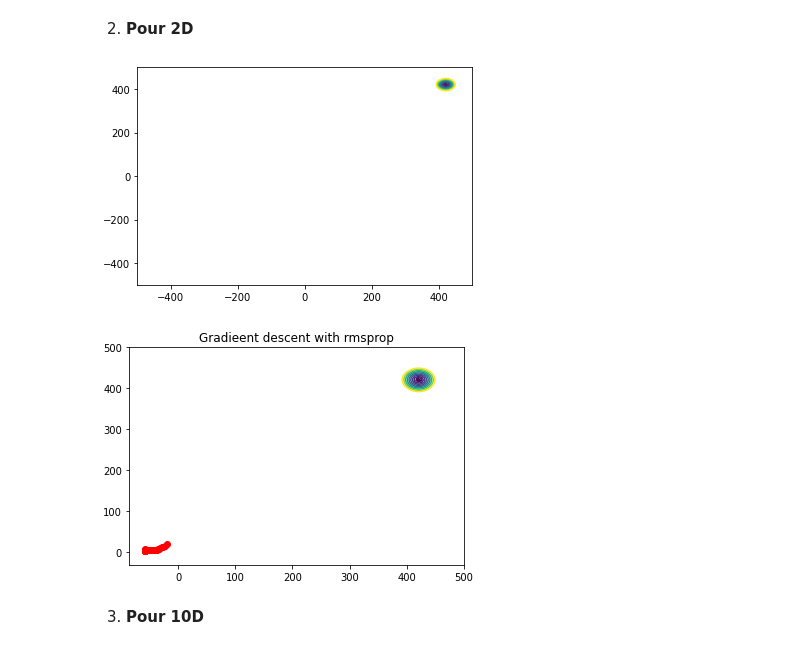
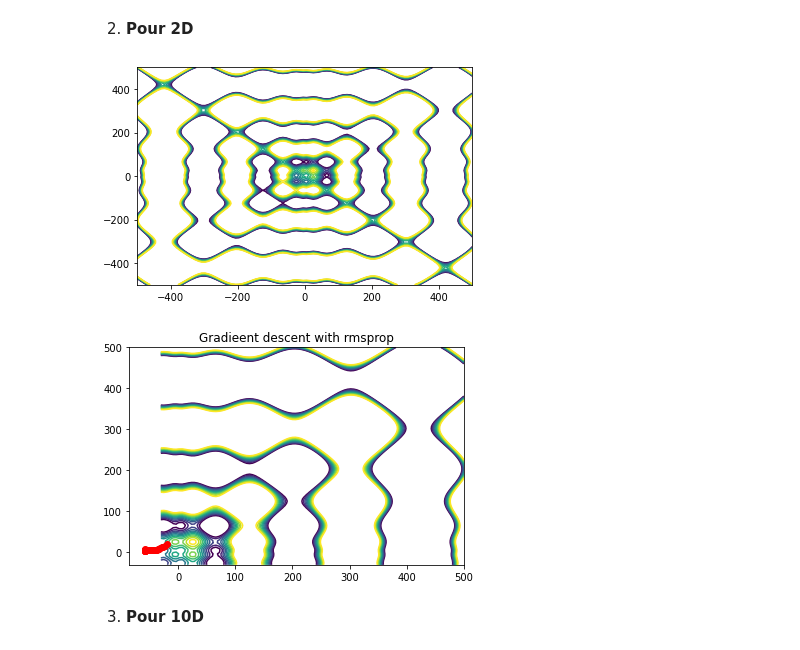
Before and after one commit to ameedia/projetOptimisation, a Jupyter notebook: Projet_Optimisation_Sto.ipynb, the cells around one changed output. Saved outputs shown, nothing was run; the diff lists cells and outputs as text; code cells hidden in the pictures.

```diff
--- a/Projet_Optimisation_Sto.ipynb
+++ b/Projet_Optimisation_Sto.ipynb
@@ -87,27 +87,27 @@ gd2_rmsprop2d(x=np.array([-20,20]), grad=grad2d, alpha=0.98, beta=0.9, eps=1e-8,
 # %%
 xs = gd2_rmsprop2d(x=np.array([-20,20]), grad=grad2d, alpha=0.98, beta=0.9, eps=1e-8, max_iter=100)
 x = np.linspace(-500, 500, 100)
 y = np.linspace(-500, 500, 100)
 X, Y = np.meshgrid(x, y)
-levels = [0.1,1,2,4,9, 16, 25, 36, 49, 64, 81, 100]
+levels = [780,790,800,810, 820, 830, 840, 850, 860, 870, 880]
 Z = 418.9828*2 - (x*np.sin(np.sqrt(np.abs(x))) + Y*np.sin(np.sqrt(np.abs(Y))))
 c = plt.contour(X, Y, Z, levels)
 pass
 # %% [output]
-[figure, old version]
+[figure, new version]
 # %%
 xs = gd2_rmsprop2d(x=np.array([-20,20]), grad=grad2d, alpha=0.98, beta=0.9, eps=1e-8, max_iter=100)
 x = np.linspace(-30, 500, 100)
 y = np.linspace(-30, 500, 100)
 X, Y = np.meshgrid(x, y)
-levels = [0.1,1,2,4,9, 16, 25, 36, 49, 64, 81, 100]
+levels = [780,790,800,810, 820, 830, 840, 850, 860, 870, 880]
 Z = 418.9828*2 -( x*np.sin(np.sqrt(np.abs(x))) + Y*np.sin(np.sqrt(np.abs(Y))))
 c = plt.contour(X, Y, Z, levels)
 plt.plot(xs[:, 0], xs[:, 1], 'o-', c='red')
 plt.title('Gradieent descent with rmsprop')
 pass
 # %% [output]
-[figure, old version]
+[figure, new version]
 # %% [markdown]
 
 
```
